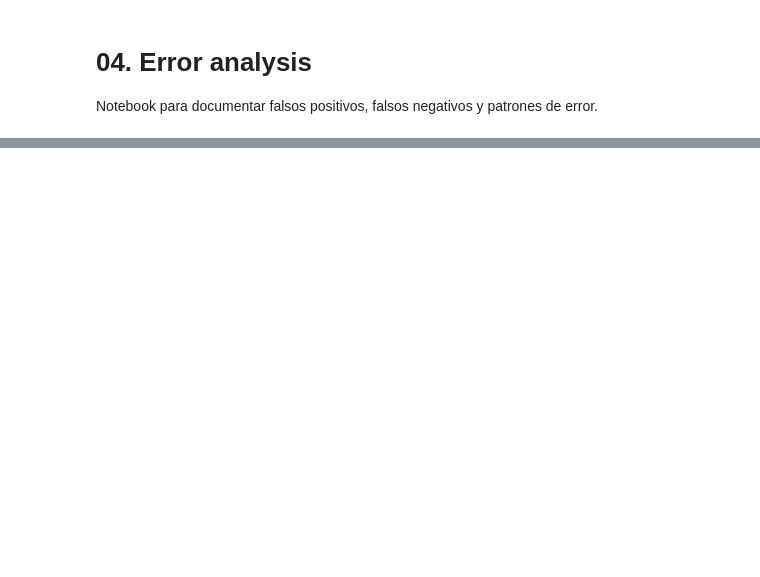
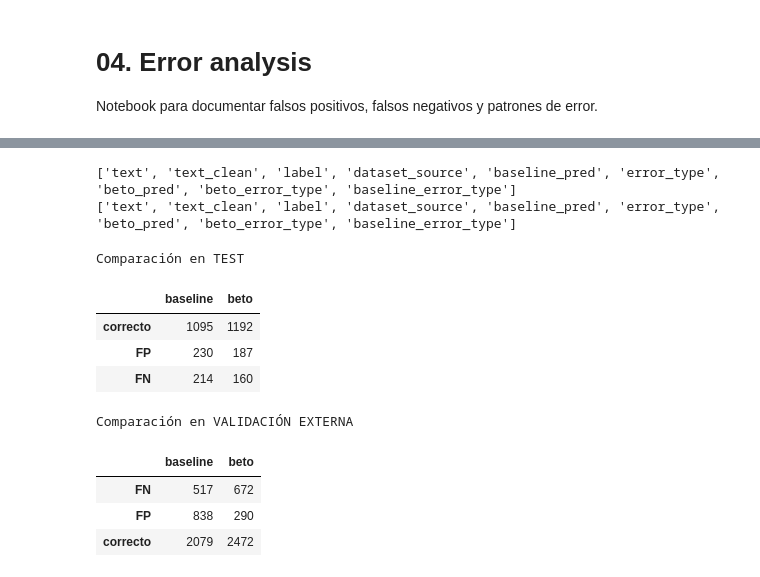
Before and after one commit to DantesDesmond/Proyecto_TFM_Yoni_Elvyn-1.1, a Jupyter notebook: notebooks/04_error_analysis.ipynb, the cells around one changed output, grey strips where cells are left out. Cells and saved outputs as stored; diff of their text form; code cells hidden in the pictures; blank space fills up the shorter version.

```diff
--- a/notebooks/04_error_analysis.ipynb
+++ b/notebooks/04_error_analysis.ipynb
@@ -59,0 +183,42 @@ Completar aquí los patrones hallados: sarcasmo, ambigüedad, grosería sin grup
+# %%
+if "error_type" in test_df.columns and "baseline_error_type" not in test_df.columns:
+    test_df["baseline_error_type"] = test_df["error_type"]
+
+if "error_type" in ext_df.columns and "baseline_error_type" not in ext_df.columns:
+    ext_df["baseline_error_type"] = ext_df["error_type"]
+
+print(test_df.columns.tolist())
+print(ext_df.columns.tolist())
+# %% [output]
+['text', 'text_clean', 'label', 'dataset_source', 'baseline_pred', 'error_type', 'beto_pred', 'beto_error_type', 'baseline_error_type']
+['text', 'text_clean', 'label', 'dataset_source', 'baseline_pred', 'error_type', 'beto_pred', 'beto_error_type', 'baseline_error_type']
+# %%
+comparison_test = pd.DataFrame({
+    "baseline": test_df["baseline_error_type"].value_counts(),
+    "beto": test_df["beto_error_type"].value_counts()
+}).fillna(0).astype(int)
+
+comparison_ext = pd.DataFrame({
+    "baseline": ext_df["baseline_error_type"].value_counts(),
+    "beto": ext_df["beto_error_type"].value_counts()
+}).fillna(0).astype(int)
+
+print("Comparación en TEST")
+display(comparison_test)
+
+print("Comparación en VALIDACIÓN EXTERNA")
+display(comparison_ext)
+
+comparison_test.to_csv(OUTPUTS_TABLES / "error_comparison_test.csv", encoding="utf-8-sig")
+comparison_ext.to_csv(OUTPUTS_TABLES / "error_comparison_external.csv", encoding="utf-8-sig")
+# %% [output]
+Comparación en TEST
+|  | baseline | beto |
+| correcto | 1095 | 1192 |
+| FP | 230 | 187 |
+| FN | 214 | 160 |
+Comparación en VALIDACIÓN EXTERNA
+|  | baseline | beto |
+| FN | 517 | 672 |
+| FP | 838 | 290 |
+| correcto | 2079 | 2472 |
```
Also changed, not shown: parts of 16 cells of this notebook, 3 other files.
